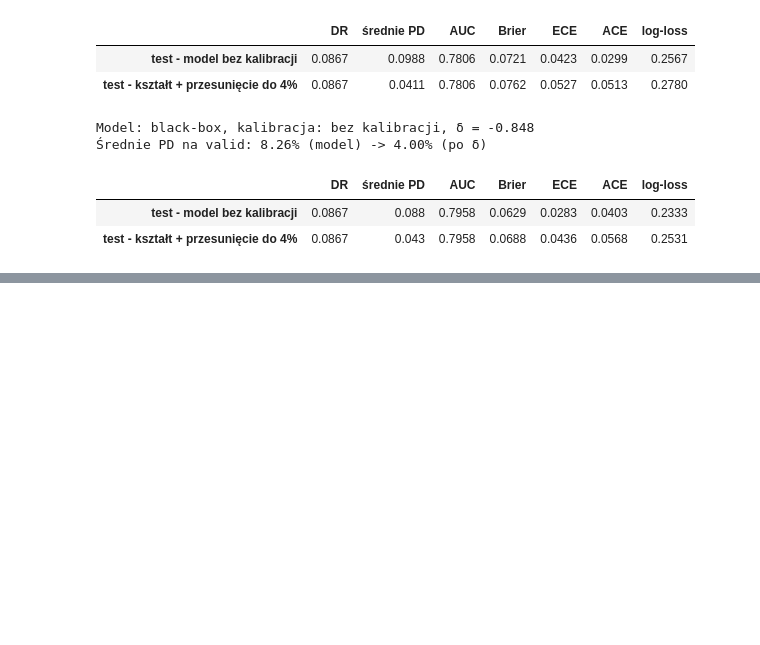
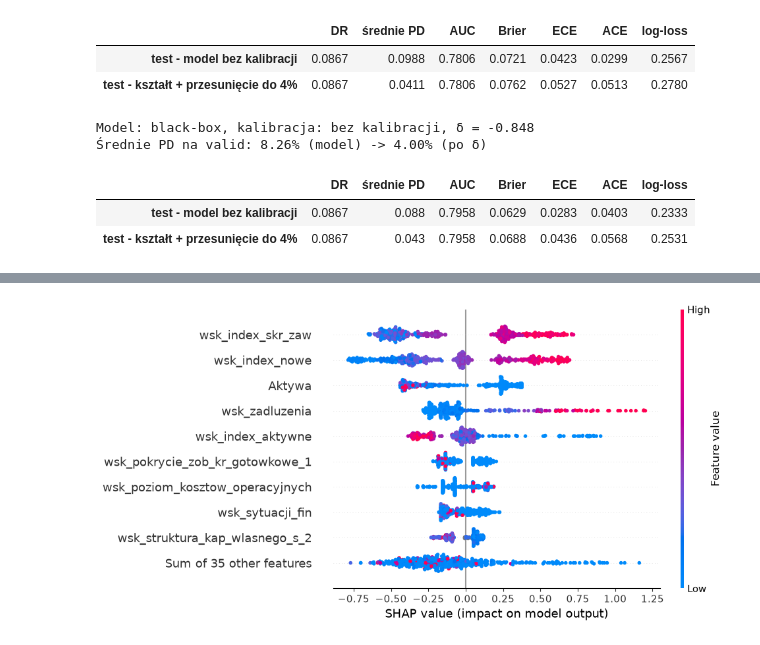
Before and after one commit to NorbertTrojan/Malysz_1, a Jupyter notebook: finalne_modele.ipynb, the cells around one changed output, grey strips where cells are left out. Drawn from its saved outputs; the diff is of its cells as text; code cells hidden in the pictures; blank space fills up the shorter version.

```diff
--- a/finalne_modele.ipynb
+++ b/finalne_modele.ipynb
@@ -403,0 +449,4 @@ for MODEL in ["logit", "black-box"]:
+# %%
+shap.plots.beeswarm(shap_values)
+# %% [output]
+[figure, added]
```
Also changed, not shown: parts of 8 cells of this notebook.
